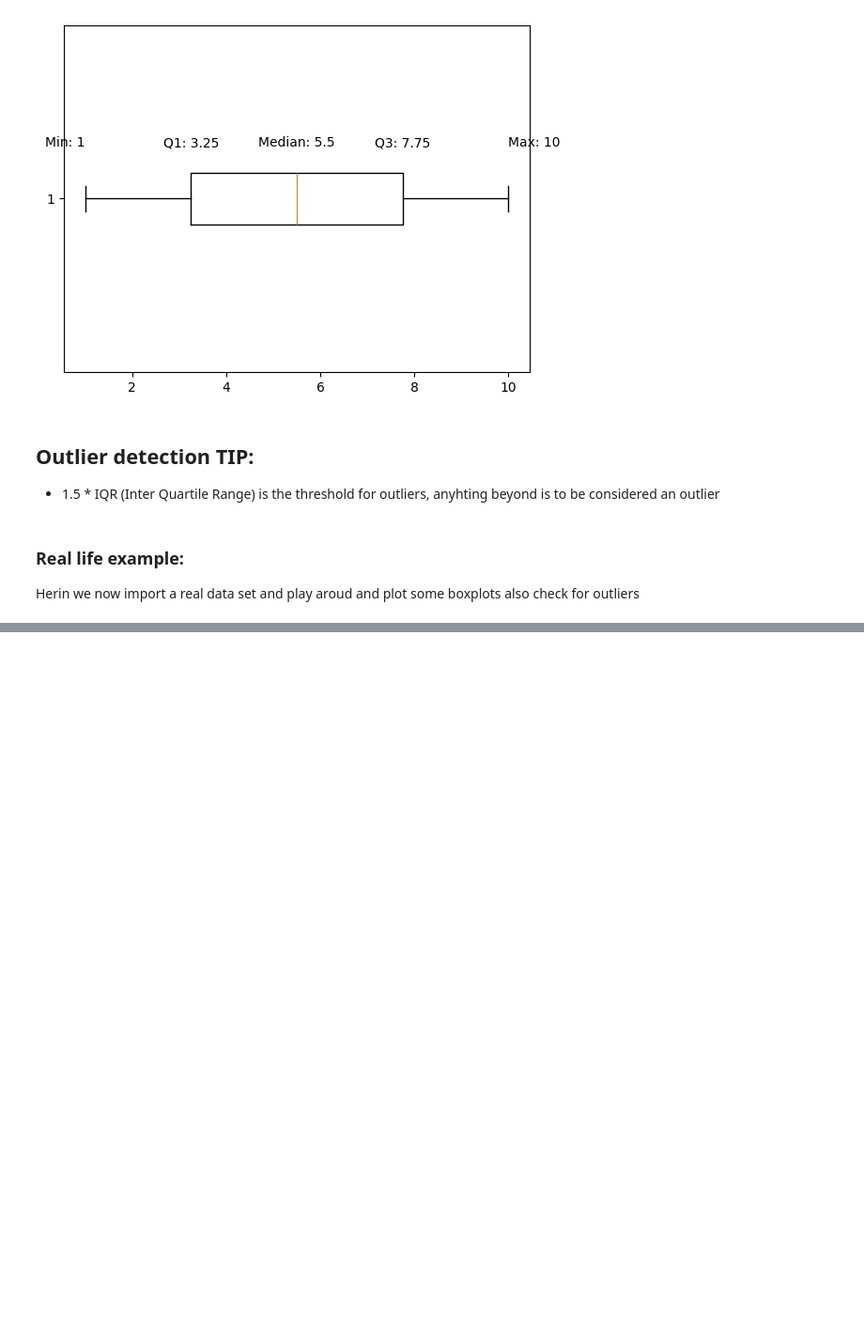
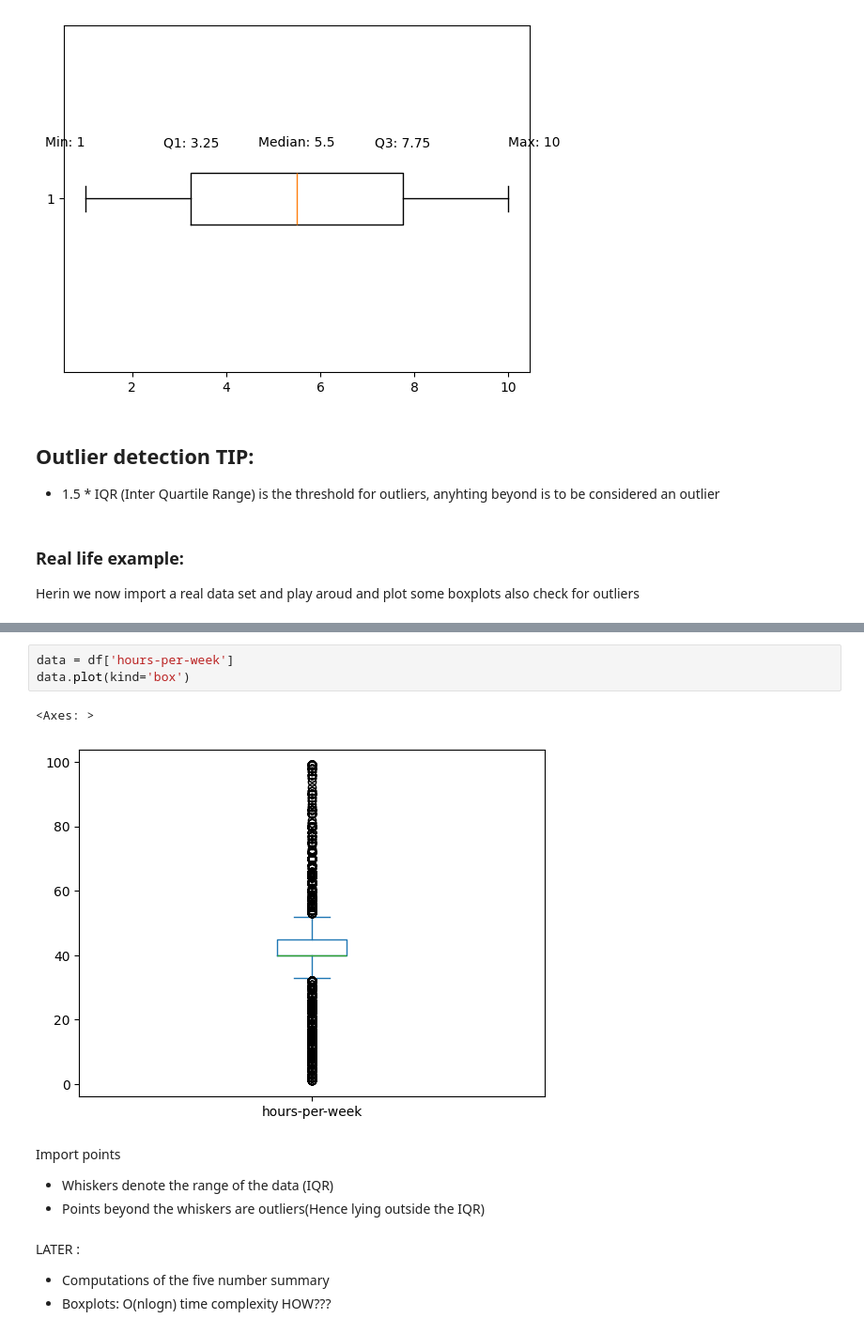
Before and after one commit to rbrox/Study_Data_mining, a Jupyter notebook: chap2/2.2/boxplots.ipynb, the cells around one changed output, grey strips where cells are left out. Shown at 94% size. Saved outputs shown, nothing was run; the diff lists cells and outputs as text; blank space fills up the shorter version.

Commit message:
boxplots advanced

```diff
--- a/chap2/2.2/boxplots.ipynb
+++ b/chap2/2.2/boxplots.ipynb
@@ -49,0 +70,15 @@ data.head()
+# %%
+data = df['hours-per-week']
+data.plot(kind='box')
+# %% [output]
+<Axes: >
+[figure, added]
+# %% [markdown]
+Import points
+- Whiskers denote the range of the data (IQR)
+- Points beyond the whiskers are outliers(Hence lying outside the IQR)
+# %% [markdown]
+LATER :
+- Computations of the five number summary
+- Boxplots: O(nlogn) time complexity
+HOW???
```
Also changed, not shown: parts of 3 cells of this notebook.
